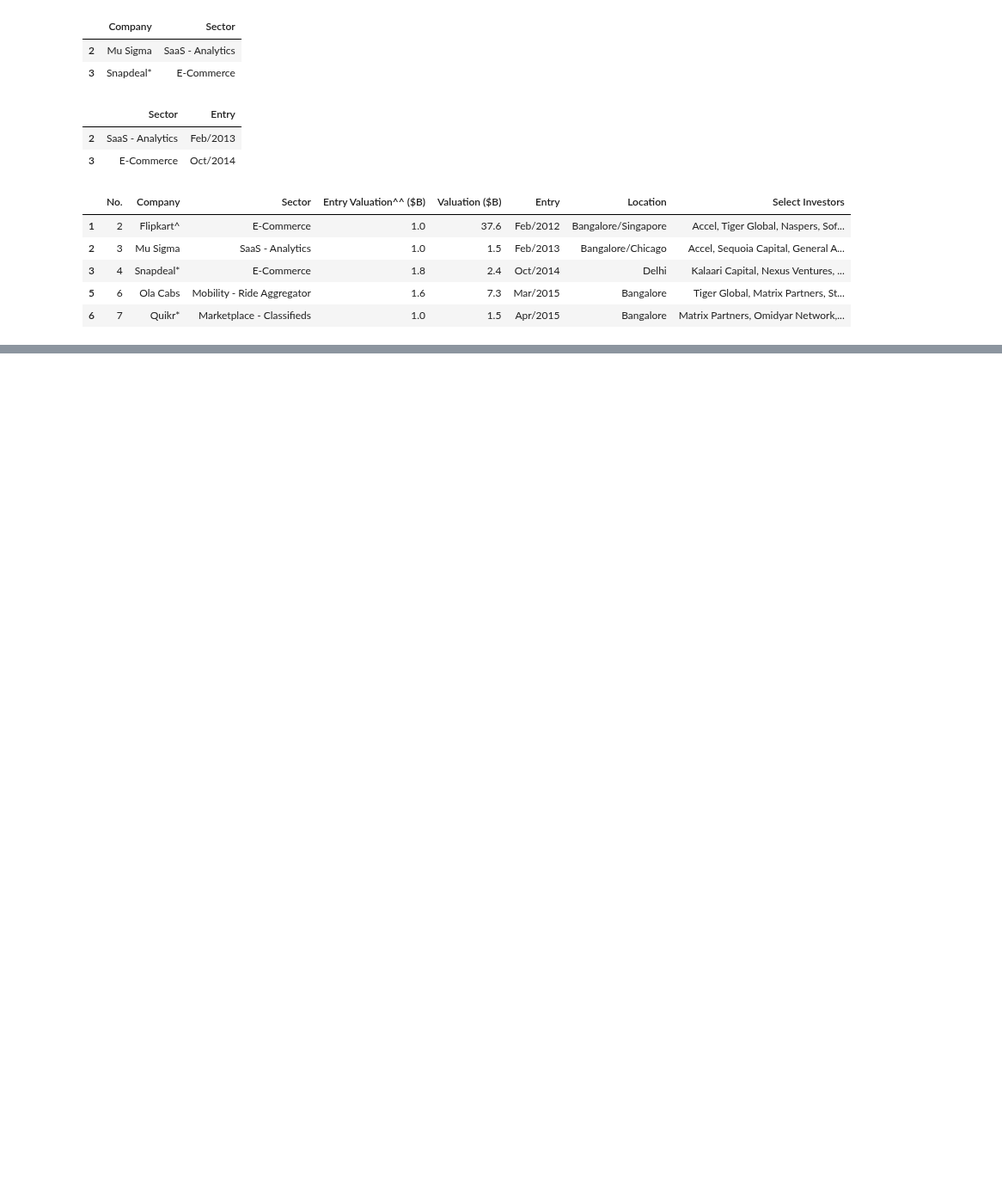
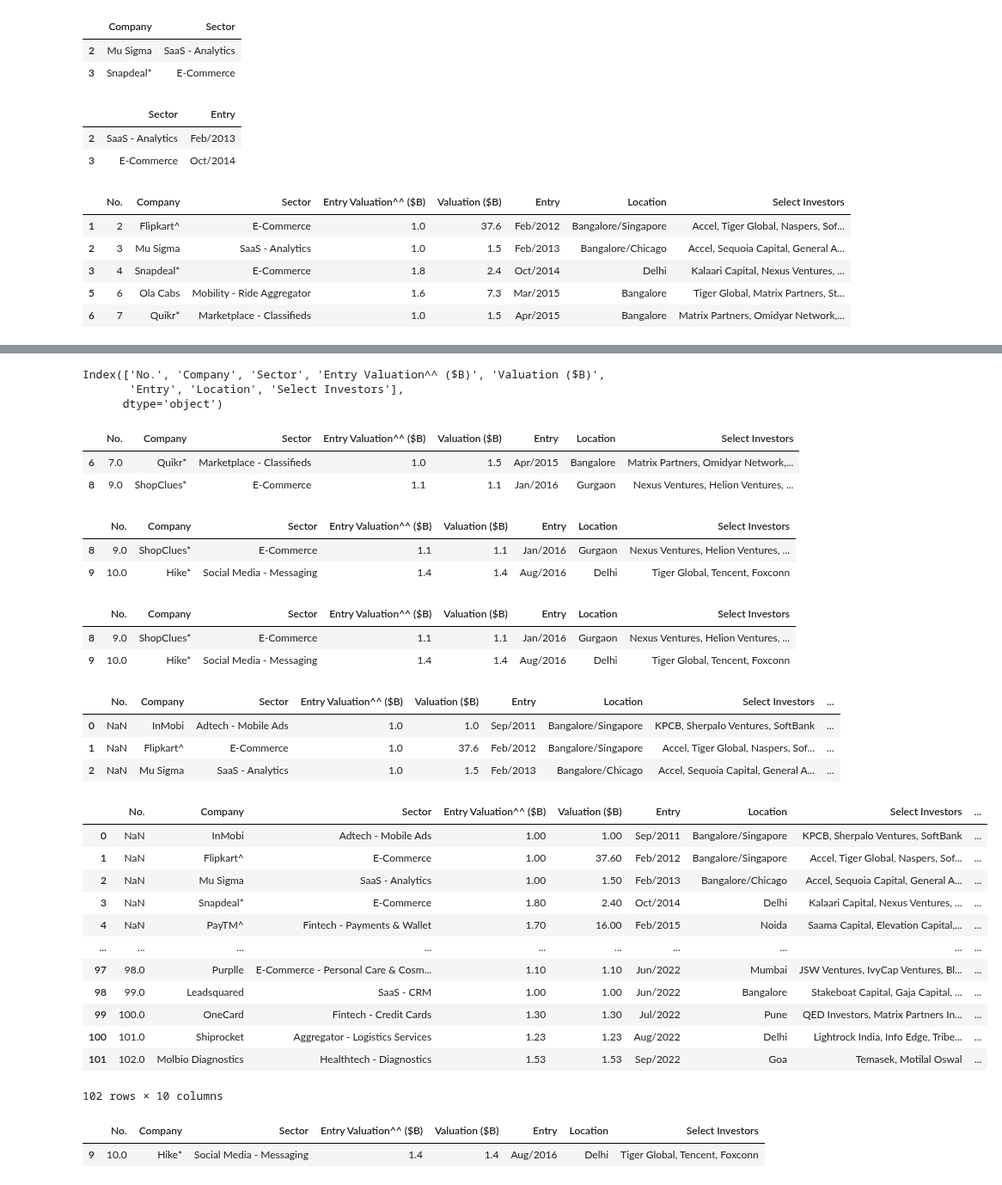
Before and after one commit to MlvPrasadOfficial/kaggle_notebooks, a Jupyter notebook: teach10pm-pandas.ipynb, the cells around one changed output, grey strips where cells are left out. Shown at 86% size. Cells and saved outputs as stored; diff of their text form; code cells hidden in the pictures; blank space fills up the shorter version.

```diff
--- a/teach10pm-pandas.ipynb
+++ b/teach10pm-pandas.ipynb
@@ -350,0 +416,3 @@ df.iloc[ [1,2,3 ,5,6]]
+# %%
+df.loc[df["No."]  <= 5,"No."] = None
+df.isnull().sum()
@@ -350,0 +444,33 @@ df.iloc[ [1,2,3 ,5,6]]
+# %%
+df.columns
+# %% [output]
+Index(['No.', 'Company', 'Sector', 'Entry Valuation^^ ($B)', 'Valuation ($B)',
+       'Entry', 'Location', 'Select Investors'],
+      dtype='object')
+# %%
+df[ (df["No."] <10)    & (df["Valuation ($B)"] <= 5)]
+# %% [output]
+|  | No. | Company | Sector | Entry Valuation^^ ($B) | Valuation ($B) | Entry | Location | Select Investors |
+| 6 | 7.0 | Quikr* | Marketplace - Classifieds | 1.0 | 1.5 | Apr/2015 | Bangalore | Matrix Partners, Omidyar Network,... |
+| 8 | 9.0 | ShopClues* | E-Commerce | 1.1 | 1.1 | Jan/2016 | Gurgaon | Nexus Ventures, Helion Ventures, ... |
+# %%
+df[ (df["No."] == 10)  | (df["No."] == 9) ]
+# %% [output]
+|  | No. | Company | Sector | Entry Valuation^^ ($B) | Valuation ($B) | Entry | Location | Select Investors |
+| 8 | 9.0 | ShopClues* | E-Commerce | 1.1 | 1.1 | Jan/2016 | Gurgaon | Nexus Ventures, Helion Ventures, ... |
+| 9 | 10.0 | Hike* | Social Media - Messaging | 1.4 | 1.4 | Aug/2016 | Delhi | Tiger Global, Tencent, Foxconn |
+# %%
+aa = df[ df["No."].isin([10,9]) ]
+aa
+# %% [output]
+|  | No. | Company | Sector | Entry Valuation^^ ($B) | Valuation ($B) | Entry | Location | Select Investors |
+| 8 | 9.0 | ShopClues* | E-Commerce | 1.1 | 1.1 | Jan/2016 | Gurgaon | Nexus Ventures, Helion Ventures, ... |
+| 9 | 10.0 | Hike* | Social Media - Messaging | 1.4 | 1.4 | Aug/2016 | Delhi | Tiger Global, Tencent, Foxconn |
+# %%
+df["c"]  = df["Company" ] + df["Sector"]
+df.head(3)
+# %% [output]
+|  | No. | Company | Sector | Entry Valuation^^ ($B) | Valuation ($B) | Entry | Location | Select Investors | ... |
+| 0 | NaN | InMobi | Adtech - Mobile Ads | 1.0 | 1.0 | Sep/2011 | Bangalore/Singapore | KPCB, Sherpalo Ventures, SoftBank | ... |
+| 1 | NaN | Flipkart^ | E-Commerce | 1.0 | 37.6 | Feb/2012 | Bangalore/Singapore | Accel, Tiger Global, Naspers, Sof... | ... |
+| 2 | NaN | Mu Sigma | SaaS - Analytics | 1.0 | 1.5 | Feb/2013 | Bangalore/Chicago | Accel, Sequoia Capital, General A... | ... |
@@ -350,0 +483,29 @@ df.iloc[ [1,2,3 ,5,6]]
+# %%
+df['ee'] = df['No.'].apply(lambda x: x * 10)
+df
+# %% [output]
+|  | No. | Company | Sector | Entry Valuation^^ ($B) | Valuation ($B) | Entry | Location | Select Investors | ... |
+| 0 | NaN | InMobi | Adtech - Mobile Ads | 1.00 | 1.00 | Sep/2011 | Bangalore/Singapore | KPCB, Sherpalo Ventures, SoftBank | ... |
+| 1 | NaN | Flipkart^ | E-Commerce | 1.00 | 37.60 | Feb/2012 | Bangalore/Singapore | Accel, Tiger Global, Naspers, Sof... | ... |
+| 2 | NaN | Mu Sigma | SaaS - Analytics | 1.00 | 1.50 | Feb/2013 | Bangalore/Chicago | Accel, Sequoia Capital, General A... | ... |
+| 3 | NaN | Snapdeal* | E-Commerce | 1.80 | 2.40 | Oct/2014 | Delhi | Kalaari Capital, Nexus Ventures, ... | ... |
+| 4 | NaN | PayTM^ | Fintech - Payments & Wallet | 1.70 | 16.00 | Feb/2015 | Noida | Saama Capital, Elevation Capital,... | ... |
+| ... | ... | ... | ... | ... | ... | ... | ... | ... | ... |
+| 97 | 98.0 | Purplle | E-Commerce - Personal Care & Cosm... | 1.10 | 1.10 | Jun/2022 | Mumbai | JSW Ventures, IvyCap Ventures, Bl... | ... |
+| 98 | 99.0 | Leadsquared | SaaS - CRM | 1.00 | 1.00 | Jun/2022 | Bangalore | Stakeboat Capital, Gaja Capital, ... | ... |
+| 99 | 100.0 | OneCard | Fintech - Credit Cards | 1.30 | 1.30 | Jul/2022 | Pune | QED Investors, Matrix Partners In... | ... |
+| 100 | 101.0 | Shiprocket | Aggregator - Logistics Services | 1.23 | 1.23 | Aug/2022 | Delhi | Lightrock India, Info Edge, Tribe... | ... |
+| 101 | 102.0 | Molbio Diagnostics | Healthtech - Diagnostics | 1.53 | 1.53 | Sep/2022 | Goa | Temasek, Motilal Oswal | ... |
+102 rows × 10 columns
+# %%
+# Example: Conditional selection using string methods
+import pandas as pd
+
+# Select rows where a column's value contains a specific substring
+subset = aa[aa['Location'].str.startswith('Delh')]
+subset
+# Select rows where a column's value starts with a specific string
+#subset = df[df['column'].str.startswith('string')]
+# %% [output]
+|  | No. | Company | Sector | Entry Valuation^^ ($B) | Valuation ($B) | Entry | Location | Select Investors |
+| 9 | 10.0 | Hike* | Social Media - Messaging | 1.4 | 1.4 | Aug/2016 | Delhi | Tiger Global, Tencent, Foxconn |
```
Also changed, not shown: parts of 14 cells of this notebook.
